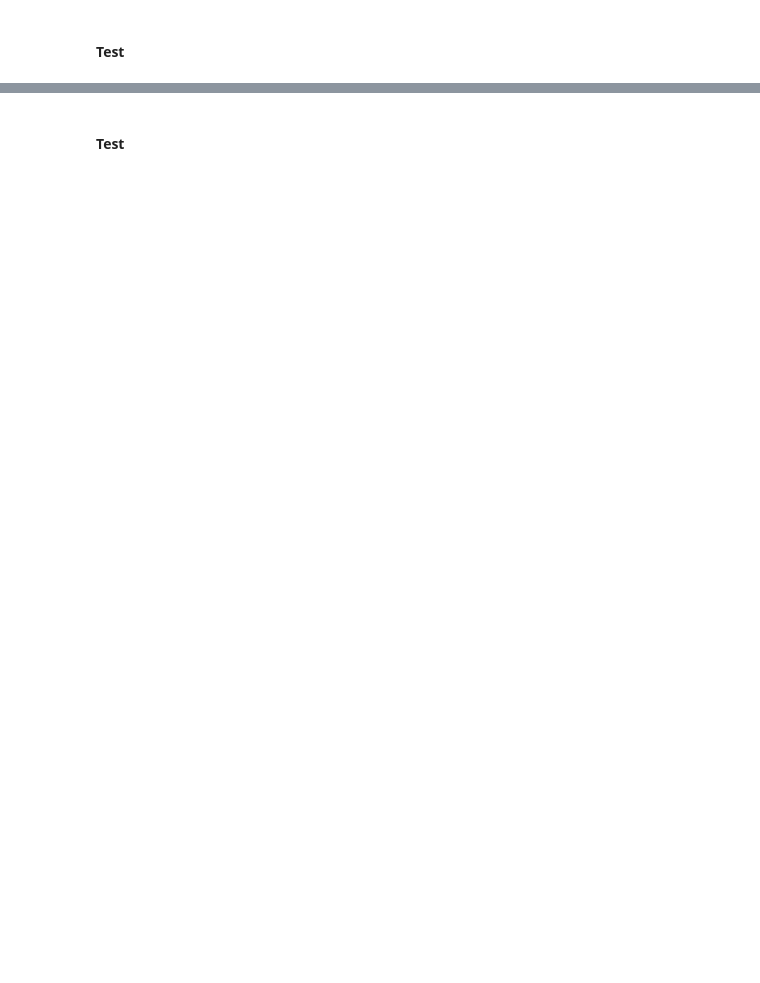
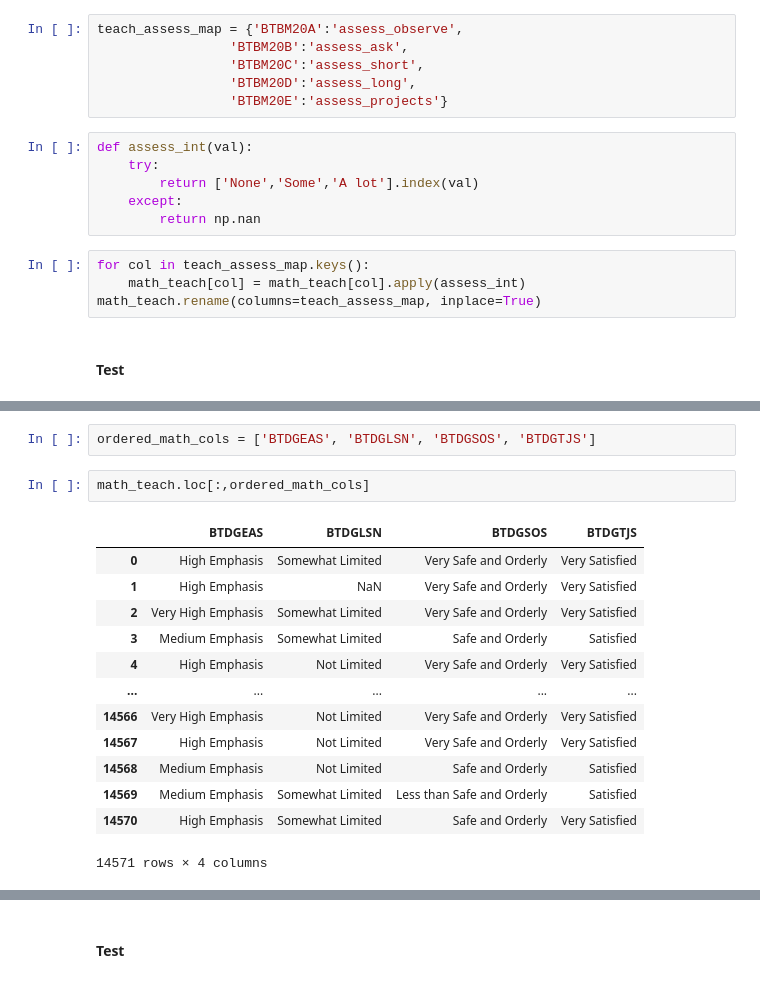
Before and after one commit to sjhaluck/TIMSS-Data-Science, a Jupyter notebook: TIMSS Exploration.ipynb, the cells around one changed output, grey strips where cells are left out. Saved outputs shown, nothing was run; the diff lists cells and outputs as text; blank space fills up the shorter version.

```diff
--- a/TIMSS Exploration.ipynb
+++ b/TIMSS Exploration.ipynb
@@ -2104,2 +2299,18 @@ math_teach.loc[:,[col for col in math_teach.columns if 'stud_' in col]].head()
+# %%
+teach_assess_map = {'BTBM20A':'assess_observe',
+                 'BTBM20B':'assess_ask',
+                 'BTBM20C':'assess_short',
+                 'BTBM20D':'assess_long',
+                 'BTBM20E':'assess_projects'}
+# %%
+def assess_int(val):
+    try:
+        return ['None','Some','A lot'].index(val)
+    except:
+        return np.nan
+# %%
+for col in teach_assess_map.keys():
+    math_teach[col] = math_teach[col].apply(assess_int)
+math_teach.rename(columns=teach_assess_map, inplace=True)
 # %% [markdown]
 #### Test
@@ -2110,0 +2340,18 @@ math_teach.loc[:,[col for col in math_teach.columns if 'stud_' in col]].head()
+# %%
+ordered_math_cols = ['BTDGEAS', 'BTDGLSN', 'BTDGSOS', 'BTDGTJS']
+# %%
+math_teach.loc[:,ordered_math_cols]
+# %% [output]
+|  | BTDGEAS | BTDGLSN | BTDGSOS | BTDGTJS |
+| 0 | High Emphasis | Somewhat Limited | Very Safe and Orderly | Very Satisfied |
+| 1 | High Emphasis | NaN | Very Safe and Orderly | Very Satisfied |
+| 2 | Very High Emphasis | Somewhat Limited | Very Safe and Orderly | Very Satisfied |
+| 3 | Medium Emphasis | Somewhat Limited | Safe and Orderly | Satisfied |
+| 4 | High Emphasis | Not Limited | Very Safe and Orderly | Very Satisfied |
+| ... | ... | ... | ... | ... |
+| 14566 | Very High Emphasis | Not Limited | Very Safe and Orderly | Very Satisfied |
+| 14567 | High Emphasis | Not Limited | Very Safe and Orderly | Very Satisfied |
+| 14568 | Medium Emphasis | Not Limited | Safe and Orderly | Satisfied |
+| 14569 | Medium Emphasis | Somewhat Limited | Less than Safe and Orderly | Satisfied |
+| 14570 | High Emphasis | Somewhat Limited | Safe and Orderly | Very Satisfied |
+14571 rows × 4 columns
```
Also changed, not shown: parts of 43 cells of this notebook.
